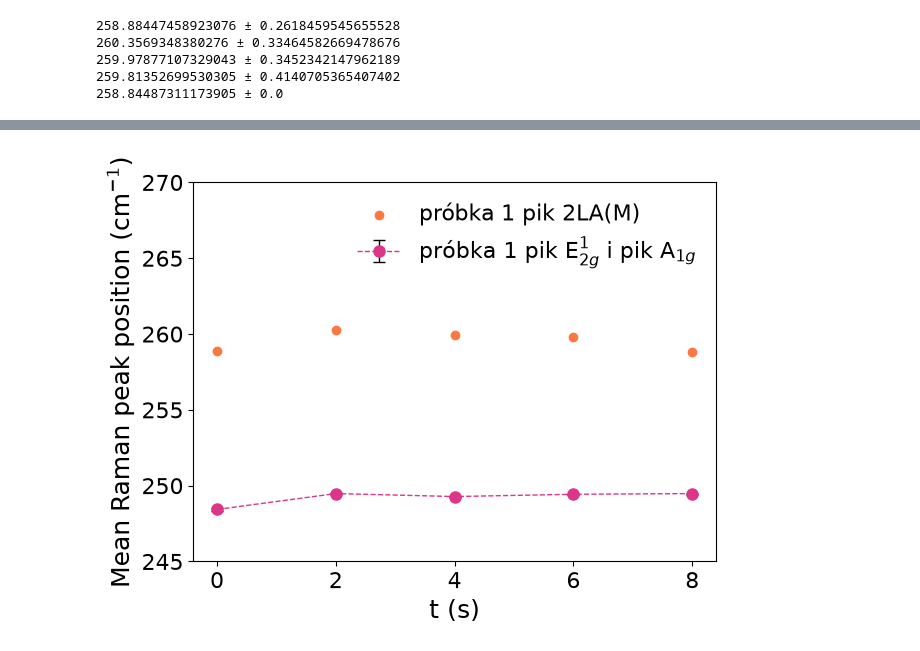
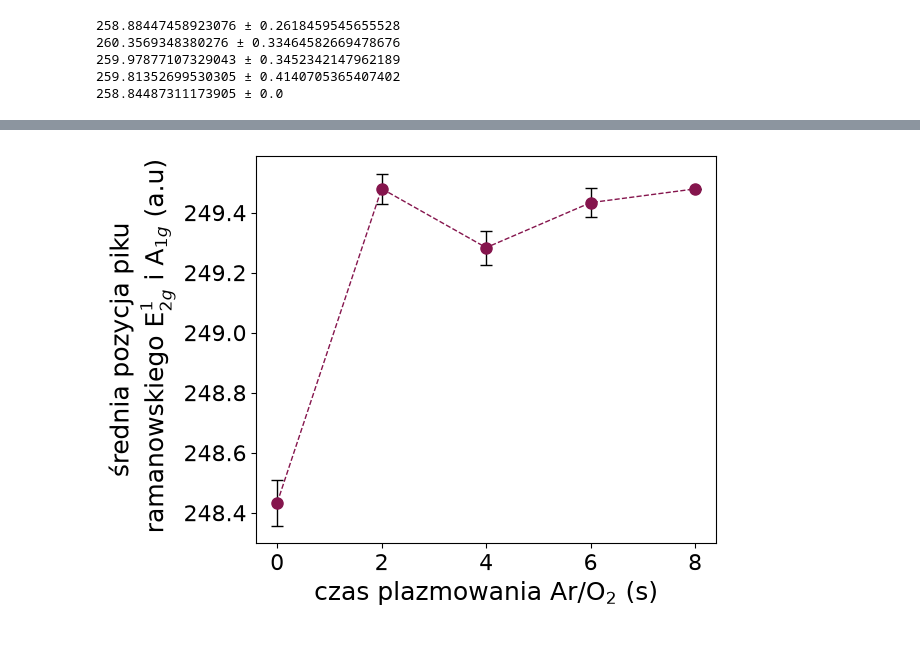
Before and after one commit to weronika-coder/praca_inzynierska, a Jupyter notebook: analiza/próbka1/analiza.ipynb, the cells around one changed output, grey strips where cells are left out. Saved outputs shown, nothing was run; the diff lists cells and outputs as text; code cells hidden in the pictures.

Commit message:
chyba ładnie zrobiona próbka 1

```diff
--- a/analiza/próbka1/analiza.ipynb
+++ b/analiza/próbka1/analiza.ipynb
@@ -806,11 +905,9 @@ plt.savefig(sciezka/'zaleznosc_I_Raman_od_t.png')
 # %%
 time=[0,2,4,6,8]
-plt.errorbar(time,mu_centers_EA,yerr=u_centers_EA,fmt="o--",color=colors[2],ecolor="black",capsize=4,capthick=1,linewidth=1,markersize=8,label="próbka 1 pik E$^1_{2g}$ i pik A$_{1g}$")
-plt.scatter(time,centers_Raman_LA_mean_1,label="próbka 1 pik 2LA(M)",color=colors[1])
-plt.xlabel(r"t (s)")
-plt.ylabel("Mean Raman peak position (cm$^{-1}$)")
-plt.ylim(245,270)
-plt.legend()
-plt.savefig(sciezka/'zaleznosc_x_Raman_od_t.png')
+plt.errorbar(time,mu_centers_EA,yerr=u_centers_EA,fmt="o--",color=colors[3],ecolor="black",capsize=4,capthick=1,linewidth=1,markersize=8,label="pik E$^1_{2g}$ i pik A$_{1g}$")
+#plt.errorbar(time,mu_centers_LA,yerr=u_centers_LA,fmt="o--",color=colors[1],ecolor="black",capsize=4,capthick=1,linewidth=1,markersize=8,label="pik 2LA(M)")
+plt.xlabel(r"czas plazmowania Ar/O$_2$ (s)")
+plt.ylabel("średnia pozycja piku\n ramanowskiego E$^1_{2g}$ i A$_{1g}$ (a.u)")
+plt.savefig(sciezka/'zaleznosc_x_Raman_EA_od_t.png')
 # %% [output]
-[figure, old version]
+[figure, new version]
```
Also changed, not shown: parts of 23 cells of this notebook, 23 other files.
